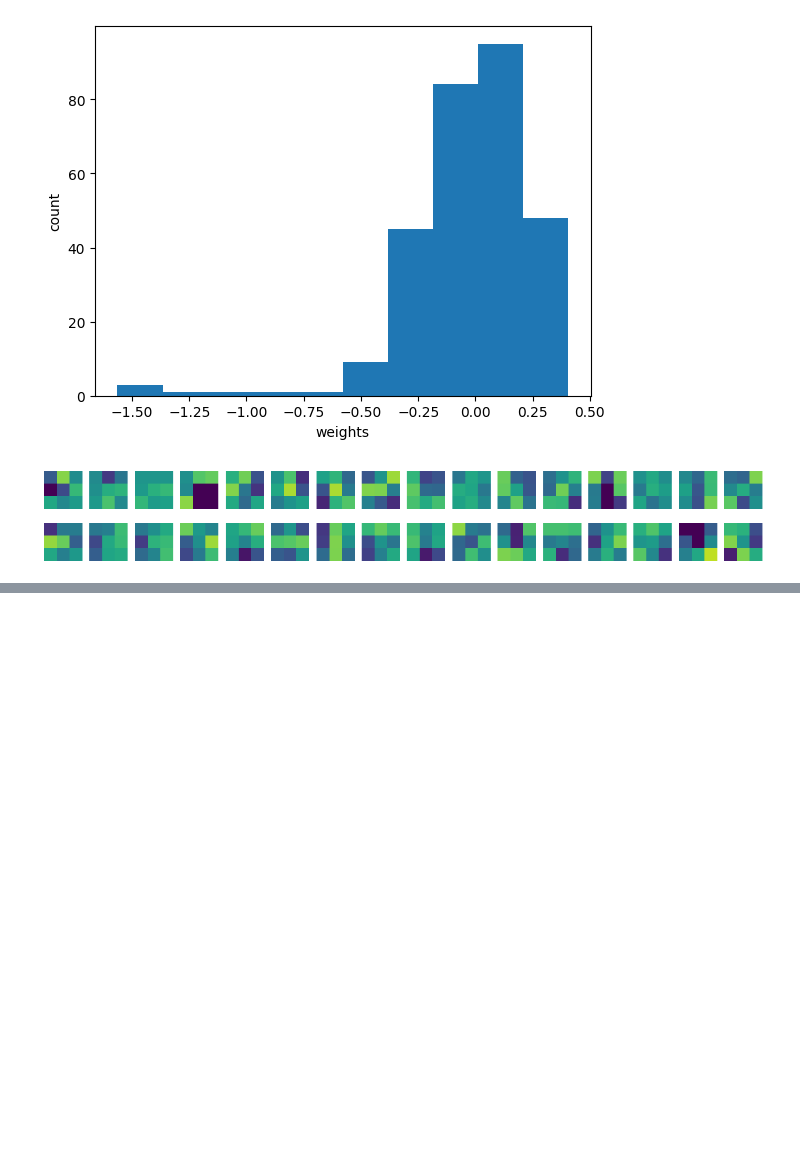
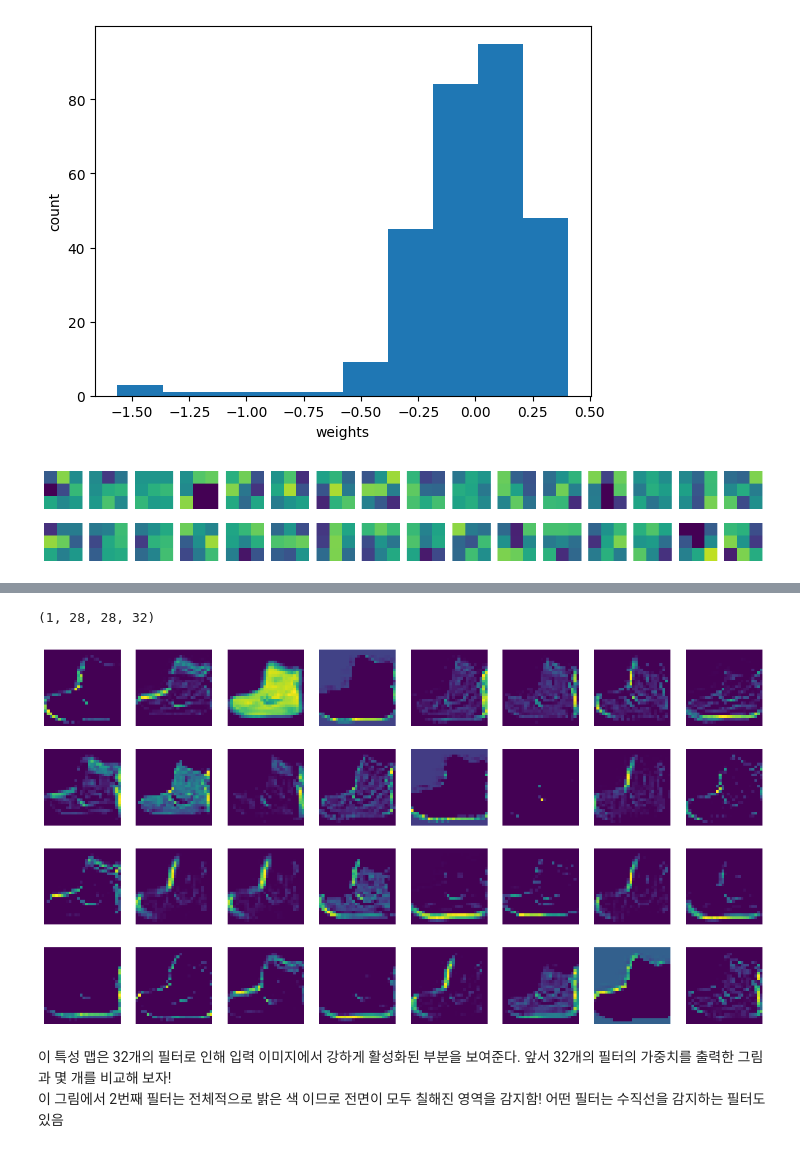
Before and after one commit to DelosIndustry/HongongML-DL_stduy, a Jupyter notebook: hongongDLch8-3.ipynb, the cells around one changed output, grey strips where cells are left out. Saved outputs shown, nothing was run; the diff lists cells and outputs as text; code cells hidden in the pictures; blank space fills up the shorter version.

```diff
--- a/hongongDLch8-3.ipynb
+++ b/hongongDLch8-3.ipynb
@@ -49,0 +108,3 @@ plt.show()
+# %%
+conv_acti = keras.Model(model.inputs, model.layers[0].output) # model 객체의 predict() 메서드를 호출하면 최종 출력층의 확률을 반환함
+# 하지만 conv_acti의 predict() 메서드를 호출하면 첫 번째 Conv2D의 출력을 반환할 것이다
@@ -49,0 +117,3 @@ plt.show()
+# %%
+ankle_boot = train_input[0:1].reshape(-1, 28, 28, 1) / 255.0
+feature_maps = conv_acti.predict(ankle_boot)
@@ -49,0 +122,16 @@ plt.show()
+# %%
+print(feature_maps.shape)
+# %% [output]
+(1, 28, 28, 32)
+# %%
+fig, axs = plt.subplots(4, 8, figsize=(15,8))
+for i in range(4):
+    for j in range(8):
+        axs[i, j].imshow(feature_maps[0, :, :, i*8 + j])
+        axs[i, j].axis('off')
+plt.show()
+# %% [output]
+[figure, added]
+# %% [markdown]
+이 특성 맵은 32개의 필터로 인해 입력 이미지에서 강하게 활성화된 부분을 보여준다. 앞서 32개의 필터의 가중치를 출력한 그림과 몇 개를 비교해 보자!
+이 그림에서 2번째 필터는 전체적으로 밝은 색 이므로 전면이 모두 칠해진 영역을 감지함! 어떤 필터는 수직선을 감지하는 필터도 있음
```
Also changed, not shown: parts of 19 cells of this notebook.
